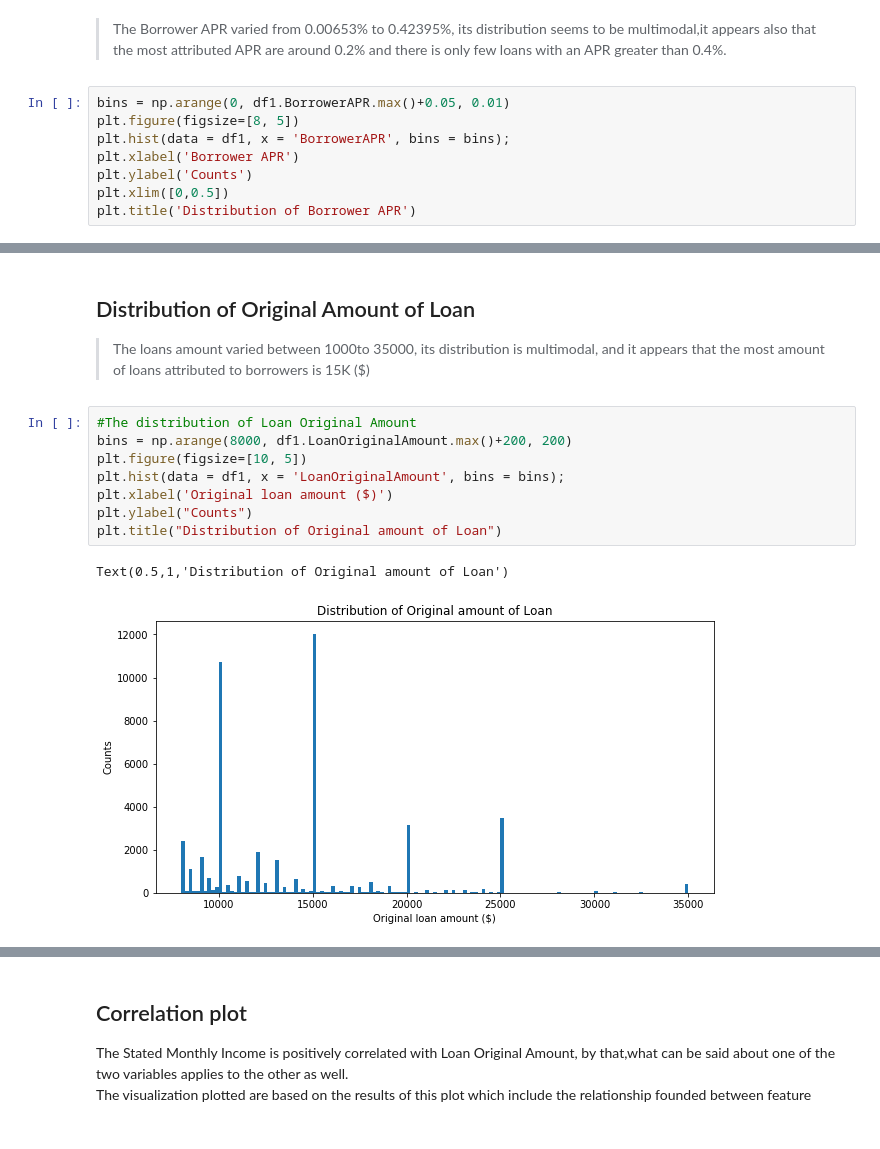
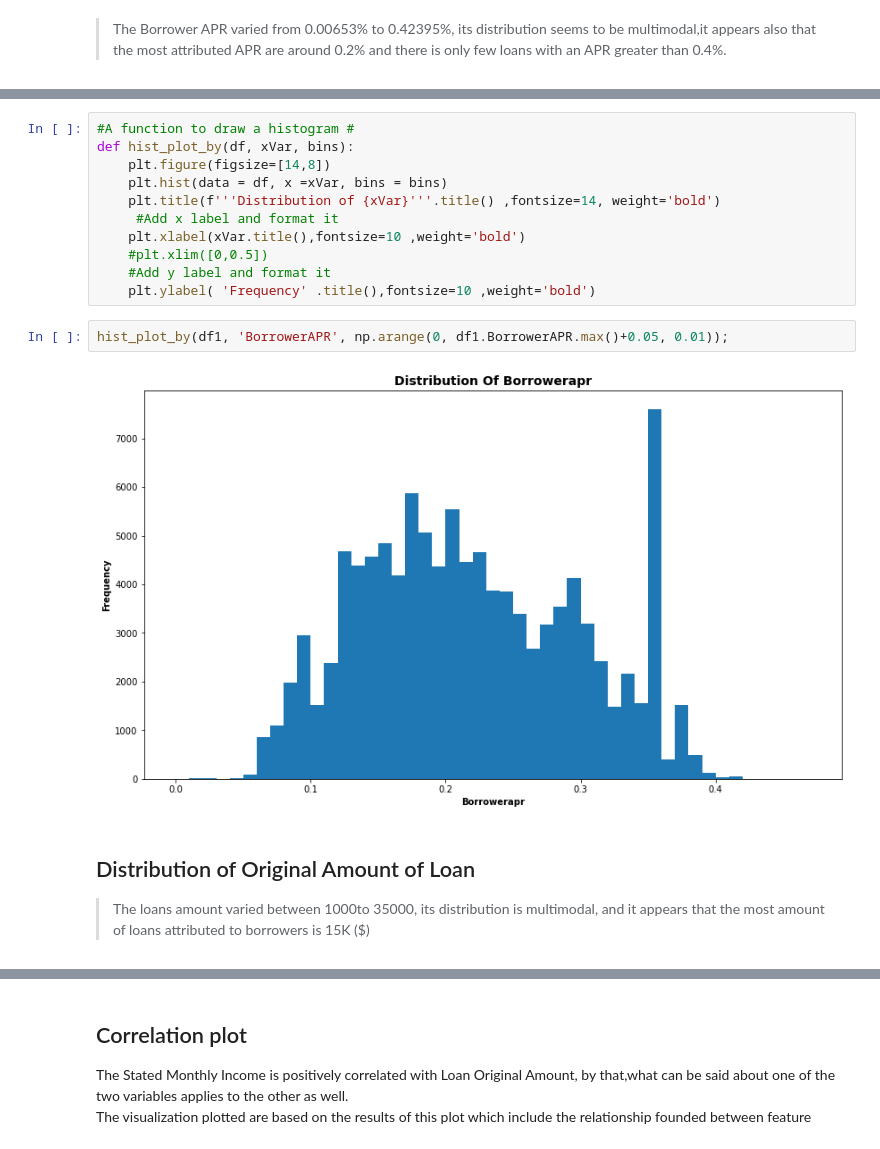
Before and after one commit to Rania19999/Loan-Data-from-Prosper-Exploration, a Jupyter notebook: Part_II_slide_deck_template.ipynb, the cells around one changed output, grey strips where cells are left out. Drawn from its saved outputs; the diff is of its cells as text.

```diff
--- a/Part_II_slide_deck_template.ipynb
+++ b/Part_II_slide_deck_template.ipynb
@@ -43,11 +43,3 @@ df1 = df1[df1.StatedMonthlyIncome<=30000]
 
 
 >The Borrower APR varied from 0.00653% to 0.42395%, its distribution seems to be multimodal,it appears also that the most attributed APR are around 0.2% and there is only few loans with an APR greater than 0.4%.
-# %%
-bins = np.arange(0, df1.BorrowerAPR.max()+0.05, 0.01)
-plt.figure(figsize=[8, 5])
-plt.hist(data = df1, x = 'BorrowerAPR', bins = bins);
-plt.xlabel('Borrower APR')
-plt.ylabel('Counts')
-plt.xlim([0,0.5])
-plt.title('Distribution of Borrower APR')
@@ -57,15 +59,19 @@ Text(0.5,1,'Distribution of Borrower APR')
+# %%
+#A function to draw a histogram #
+def hist_plot_by(df, xVar, bins):
+    plt.figure(figsize=[14,8])
+    plt.hist(data = df, x =xVar, bins = bins)
+    plt.title(f'''Distribution of {xVar}'''.title() ,fontsize=14, weight='bold')
+     #Add x label and format it
+    plt.xlabel(xVar.title(),fontsize=10 ,weight='bold')
+    #plt.xlim([0,0.5])
+    #Add y label and format it
+    plt.ylabel( 'Frequency' .title(),fontsize=10 ,weight='bold')
+# %%
+hist_plot_by(df1, 'BorrowerAPR', np.arange(0, df1.BorrowerAPR.max()+0.05, 0.01));
+# %% [output]
+[figure, added]
 # %% [markdown]
 ## Distribution of Original Amount of Loan
 
 > The loans amount varied between 1000to 35000, its distribution is multimodal, and it appears that the most amount of loans attributed to borrowers is 15K ($)
-# %%
-#The distribution of Loan Original Amount
-bins = np.arange(8000, df1.LoanOriginalAmount.max()+200, 200)
-plt.figure(figsize=[10, 5])
-plt.hist(data = df1, x = 'LoanOriginalAmount', bins = bins);
-plt.xlabel('Original loan amount ($)')
-plt.ylabel("Counts")
-plt.title("Distribution of Original amount of Loan")
-# %% [output]
-Text(0.5,1,'Distribution of Original amount of Loan')
-[figure, removed]
```
Also changed, not shown: parts of 11 cells of this notebook, 1 other file.
